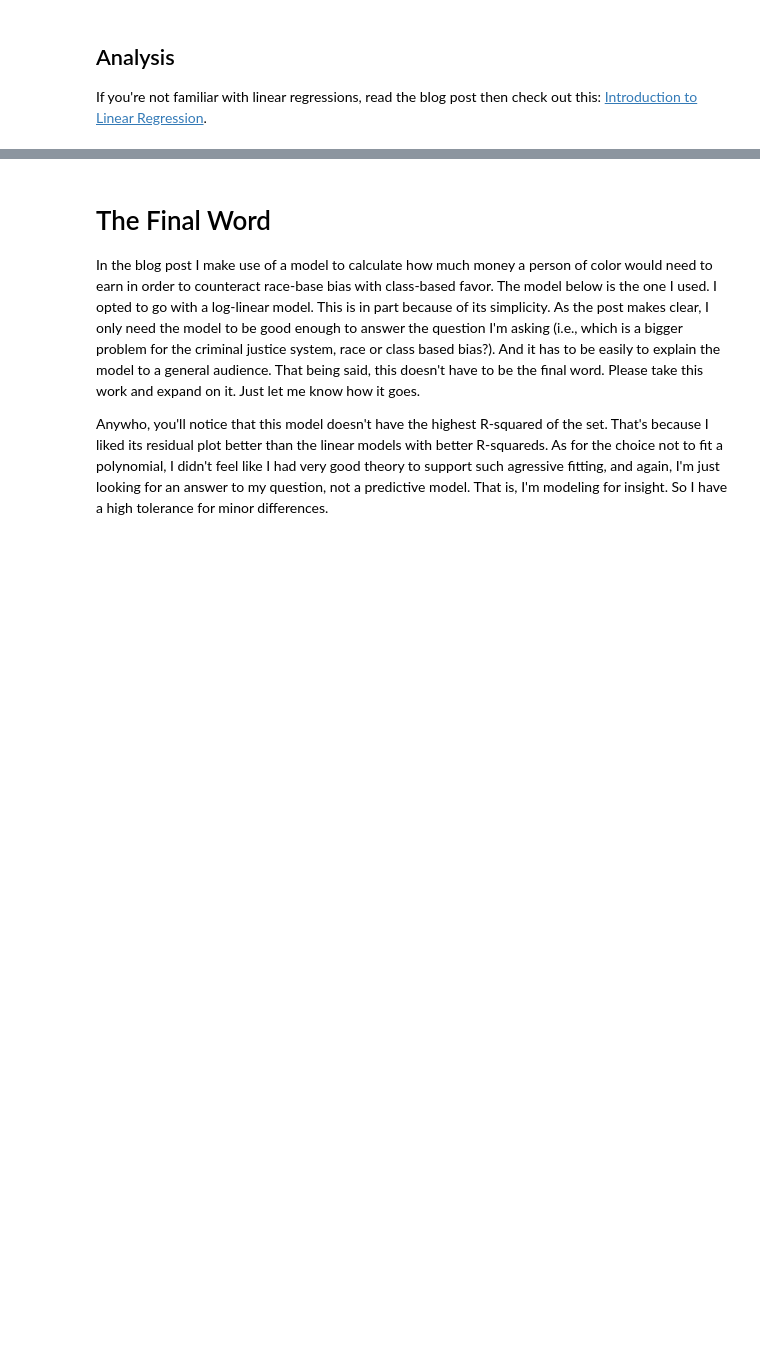
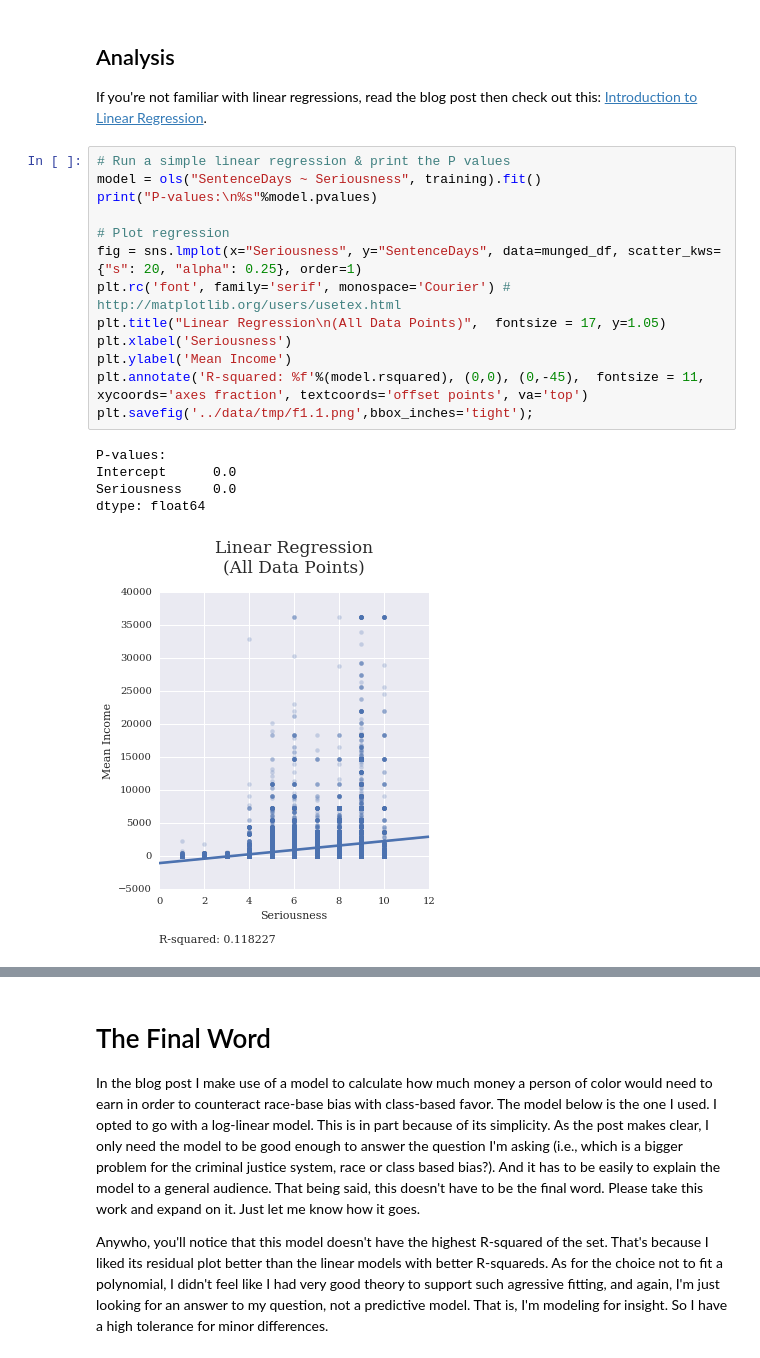
Before and after one commit to colarusso/measured_justice, a Jupyter notebook: Class, Race, and Sex in VA Criminal Courts.ipynb, the cells around one changed output, grey strips where cells are left out. Saved outputs shown, nothing was run; the diff lists cells and outputs as text; blank space fills up the shorter version.

```diff
--- a/Class, Race, and Sex in VA Criminal Courts.ipynb
+++ b/Class, Race, and Sex in VA Criminal Courts.ipynb
@@ -139,3 +139,22 @@ munged_df[:4]
 ## Analysis
 
 If you're not familiar with linear regressions, read the blog post then check out this: [Introduction to Linear Regression](https://github.com/justmarkham/DAT4/blob/master/notebooks/08_linear_regression.ipynb).
+# %%
+# Run a simple linear regression & print the P values
+model = ols("SentenceDays ~ Seriousness", training).fit()
+print("P-values:\n%s"%model.pvalues)
+
+# Plot regression
+fig = sns.lmplot(x="Seriousness", y="SentenceDays", data=munged_df, scatter_kws={"s": 20, "alpha": 0.25}, order=1)
+plt.rc('font', family='serif', monospace='Courier') # http://matplotlib.org/users/usetex.html
+plt.title("Linear Regression\n(All Data Points)",  fontsize = 17, y=1.05)
+plt.xlabel('Seriousness')
+plt.ylabel('Mean Income')
+plt.annotate('R-squared: %f'%(model.rsquared), (0,0), (0,-45),  fontsize = 11, xycoords='axes fraction', textcoords='offset points', va='top')
+plt.savefig('../data/tmp/f1.1.png',bbox_inches='tight');
+# %% [output]
+P-values:
+Intercept      0.0
+Seriousness    0.0
+dtype: float64
+[figure, added]
```
Also changed, not shown: parts of 11 cells of this notebook.
